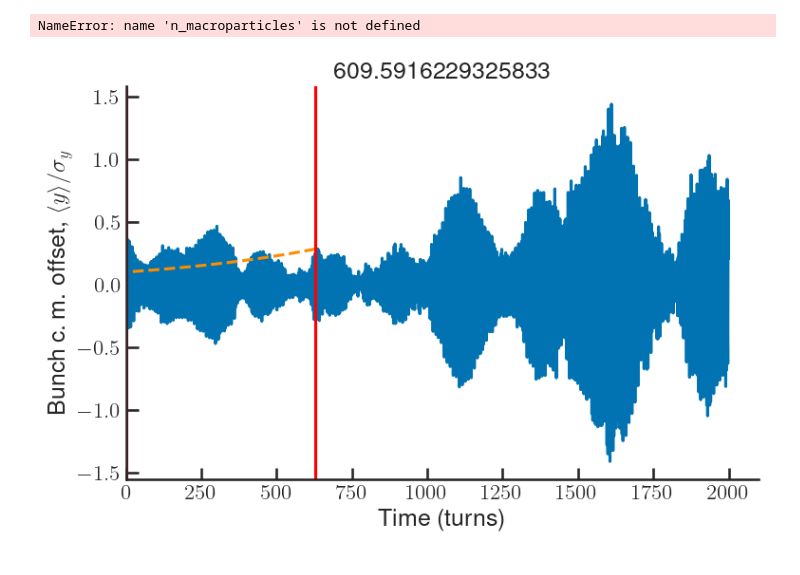
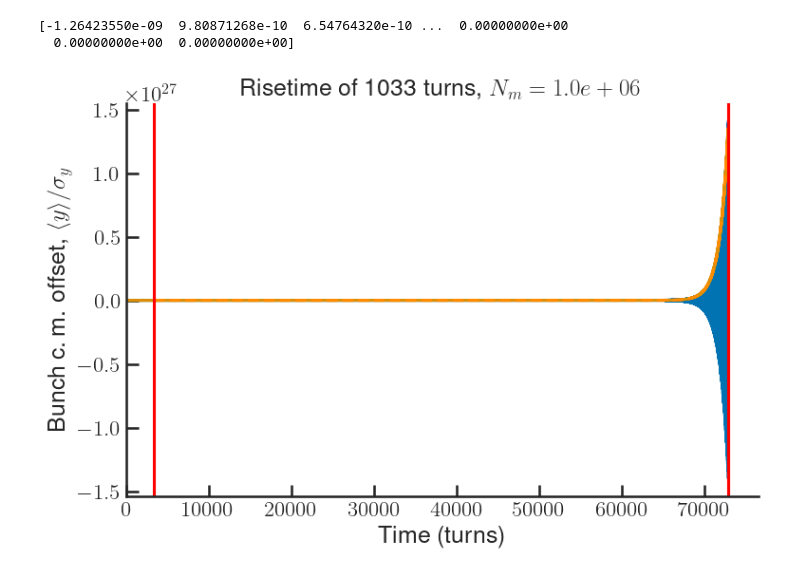
Before and after one commit to gubaidulinvadim/transverse_instabilities, a Jupyter notebook: Postprocessing_test.ipynb, the cells around one changed output. Drawn from its saved outputs; the diff is of its cells as text; code cells hidden in the pictures.

```diff
--- a/Postprocessing_test.ipynb
+++ b/Postprocessing_test.ipynb
@@ -238,18 +368,22 @@ find_peaks(fftz)[0].shape
 # %%
-fig, ax = plt.subplots()
-ax.plot(m[2,:]/std[2, 0])
-min_level = 0.05
-signal = np.sqrt(m[2,:]**2+(BETA_Y_SMOOTH*m[3,:])**2)/std[2,0]
-smoothing_window_size = 200
+%matplotlib inline
+fig, ax = plt.subplots(1, 1)
+print(m[2,:])
+ax.plot(np.trim_zeros(m[2,:], trim='b')/std[2, 0])
+min_level = 0.02
+signal = np.sqrt(np.trim_zeros(m[2,:], trim='b')**2+(BETA_Y_SMOOTH*np.trim_zeros(m[3,:], trim='b'))**2)/std[2,0]
+smoothing_window_size = 50
 risetime = fit_risetime(signal,
                       min_level=min_level,
                       smoothing_window_size=smoothing_window_size,
                       matplotlib_axis=ax)
 ax.set_xlabel('Time (turns)')
 ax.set_ylabel('Bunch c.\,m. offset, $\langle y \\rangle/\sigma_y$')
 ax.set_xlim(0, )
-ax.title.set_text('Risetime of {:} turns, $N_m={:.1e}$'.format(int(risetime), n_macroparticles))
+# ax.set_ylim(-.1, .1)
+ax.title.set_text('Risetime of {:.0f} turns, $N_m={:.1e}$'.format(risetime, n_macroparticles))
 # plt.savefig(FOLDER_FIG+'beam_offset(Qp_y={:}).pdf'.format(Qp_y))
 # %% [output]
-NameError: name 'n_macroparticles' is not defined
+[-1.26423550e-09  9.80871268e-10  6.54764320e-10 ...  0.00000000e+00
+  0.00000000e+00  0.00000000e+00]
-[figure, old version]
+[figure, new version]
```
Also changed, not shown: parts of 27 cells of this notebook, 1 other file.
